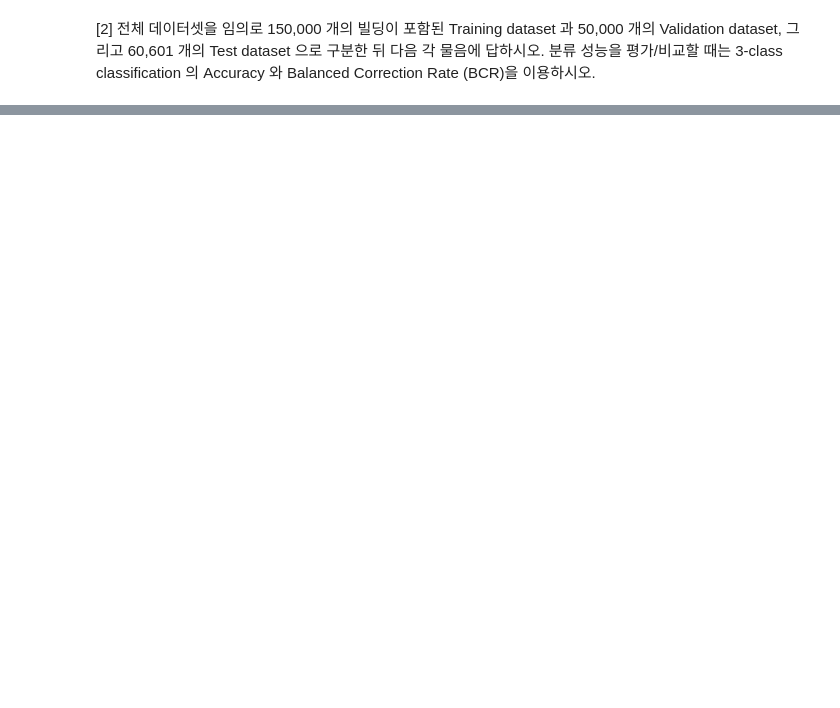
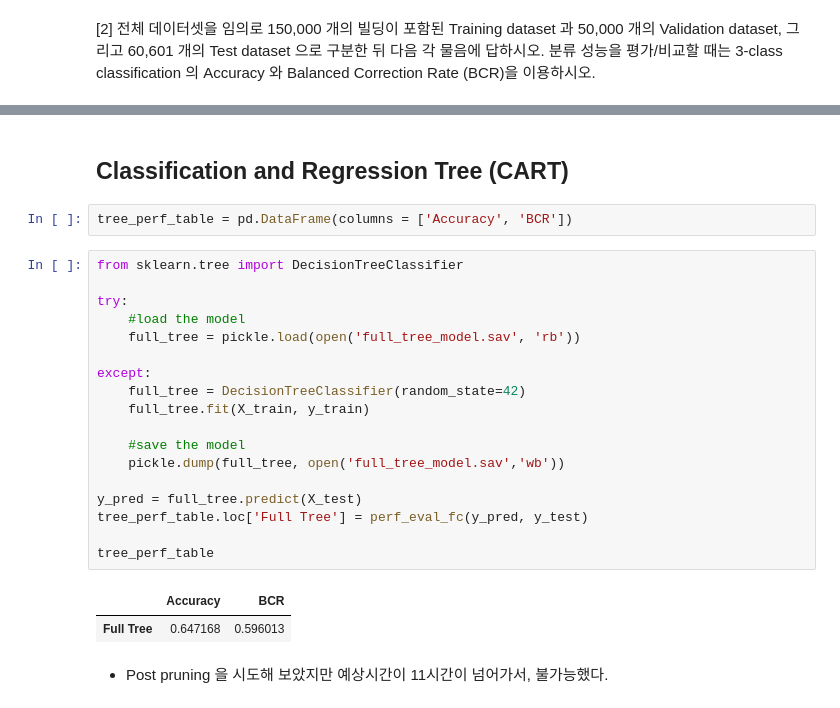
Before and after one commit to umkiyoung/MultivariateAnalysis, a Jupyter notebook: Assignments/Assignment_4/Ensemble.ipynb, the cells around one changed output, grey strips where cells are left out. Saved outputs shown, nothing was run; the diff lists cells and outputs as text; blank space fills up the shorter version.

```diff
--- a/Assignments/Assignment_4/Ensemble.ipynb
+++ b/Assignments/Assignment_4/Ensemble.ipynb
@@ -138,0 +197,27 @@ def perf_eval_fc(y_pred, y_test):
+# %% [markdown]
+## Classification and Regression Tree (CART)
+# %%
+tree_perf_table = pd.DataFrame(columns = ['Accuracy', 'BCR'])
+# %%
+from sklearn.tree import DecisionTreeClassifier
+
+try:
+    #load the model
+    full_tree = pickle.load(open('full_tree_model.sav', 'rb'))
+
+except:
+    full_tree = DecisionTreeClassifier(random_state=42)
+    full_tree.fit(X_train, y_train)
+
+    #save the model
+    pickle.dump(full_tree, open('full_tree_model.sav','wb'))
+
+y_pred = full_tree.predict(X_test)
+tree_perf_table.loc['Full Tree'] = perf_eval_fc(y_pred, y_test)
+
+tree_perf_table
+# %% [output]
+|  | Accuracy | BCR |
+| Full Tree | 0.647168 | 0.596013 |
+# %% [markdown]
+- Post pruning 을 시도해 보았지만 예상시간이 11시간이 넘어가서, 불가능했다.
```
Also changed, not shown: parts of 13 cells of this notebook, 2 other files.
